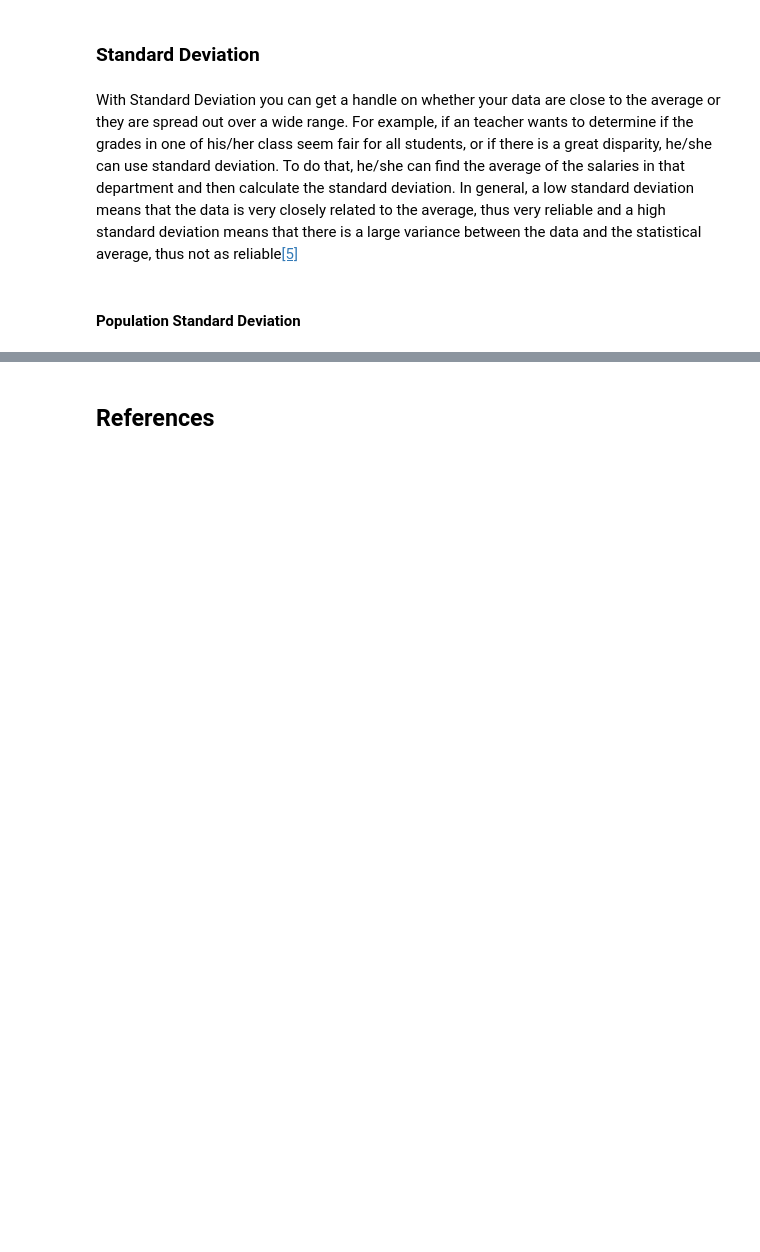
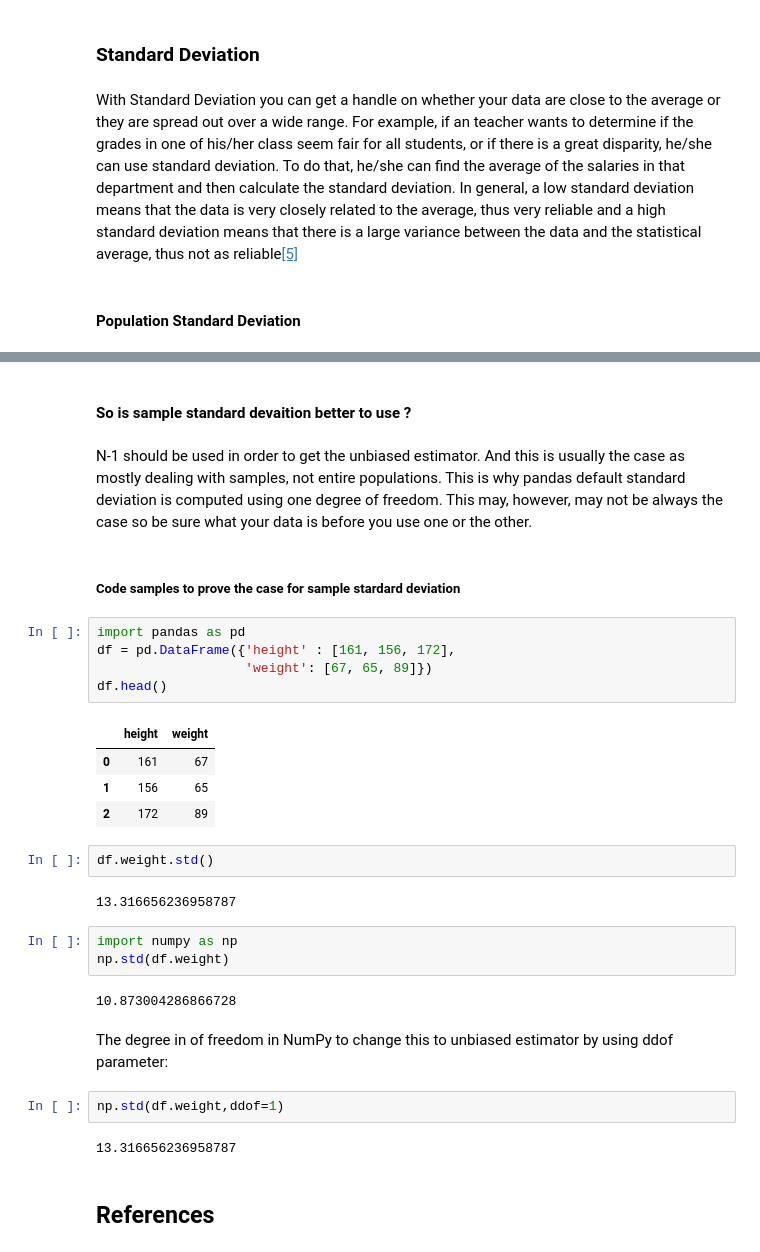
Before and after one commit to neadie/MachineLearningAndStatistics, a Jupyter notebook: MachineLearningAndStatitics.ipynb, the cells around one changed output, grey strips where cells are left out. Cells and saved outputs as stored; diff of their text form; blank space fills up the shorter version.

```diff
--- a/MachineLearningAndStatitics.ipynb
+++ b/MachineLearningAndStatitics.ipynb
@@ -117,2 +135,34 @@ The sum of the sqaure difference between the value of item and mean in the sampl
+# %% [markdown]
+#### So is sample standard devaition better to use ?
+# %% [markdown]
+ N-1 should be used  in order to get the unbiased estimator. And this is usually the case as mostly dealing with samples, not entire populations. This is why pandas default standard deviation is computed using one degree of freedom.
+This may, however, may not be always the case so be sure what your data is before you use one or the other.
+# %% [markdown]
+##### Code samples to prove the case for sample stardard deviation
+# %%
+import pandas as pd
+df = pd.DataFrame({'height' : [161, 156, 172],
+                   'weight': [67, 65, 89]})
+df.head()
+# %% [output]
+|  | height | weight |
+| 0 | 161 | 67 |
+| 1 | 156 | 65 |
+| 2 | 172 | 89 |
+# %%
+df.weight.std()
+# %% [output]
+13.316656236958787
+# %%
+import numpy as np
+np.std(df.weight)
+# %% [output]
+10.873004286866728
+# %% [markdown]
+The degree in of freedom in NumPy to change this to unbiased estimator by using ddof parameter:
+# %%
+np.std(df.weight,ddof=1)
+# %% [output]
+13.316656236958787
 # %% [markdown]
 ## References
```
Also changed, not shown: parts of 16 cells of this notebook.
